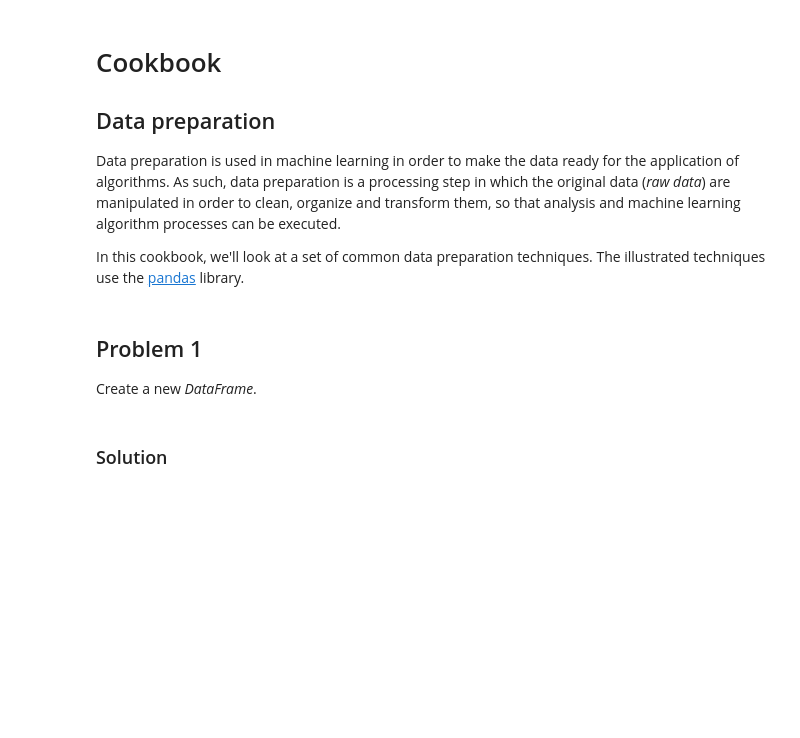
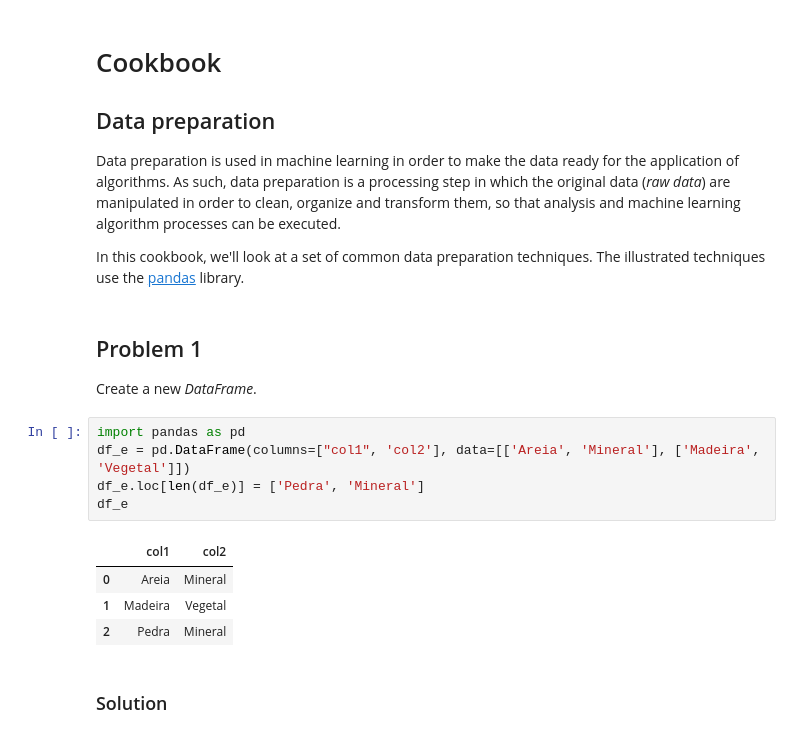
Before and after one commit to plajuan/ML_Study, a Jupyter notebook: Data_Preparation_Cookbook.ipynb, the cells around one changed output. Drawn from its saved outputs; the diff is of its cells as text; blank space fills up the shorter version.

```diff
--- a/Data_Preparation_Cookbook.ipynb
+++ b/Data_Preparation_Cookbook.ipynb
@@ -12,6 +12,16 @@ In this cookbook, we'll look at a set of common data preparation techniques. The
 ## Problem 1
 
 Create a new *DataFrame*.
+# %%
+import pandas as pd
+df_e = pd.DataFrame(columns=["col1", 'col2'], data=[['Areia', 'Mineral'], ['Madeira', 'Vegetal']])
+df_e.loc[len(df_e)] = ['Pedra', 'Mineral']
+df_e
+# %% [output]
+|  | col1 | col2 |
+| 0 | Areia | Mineral |
+| 1 | Madeira | Vegetal |
+| 2 | Pedra | Mineral |
 # %% [markdown]
 ### Solution
 # %%
```
Also changed, not shown: parts of 1 cell of this notebook.
